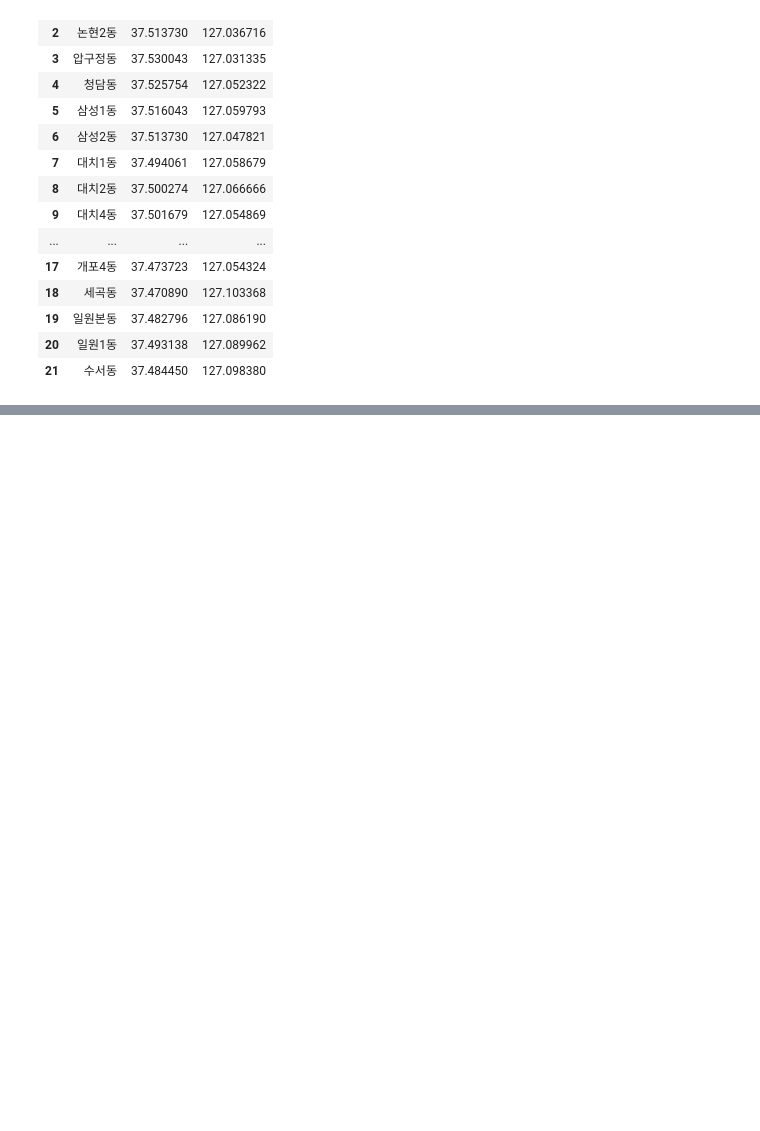
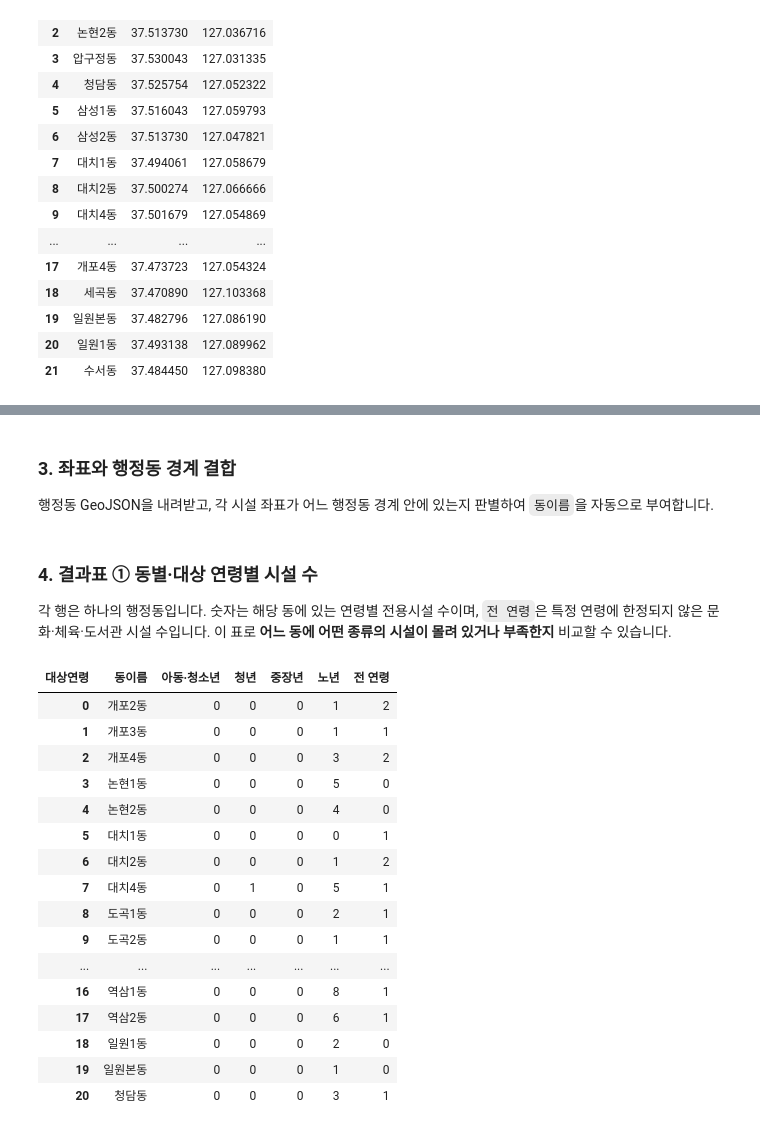
Before and after one commit to kgj200401/gg_data_analisys_ex, a Jupyter notebook: pjt.ipynb, the cells around one changed output, grey strips where cells are left out. Drawn from its saved outputs; the diff is of its cells as text; code cells hidden in the pictures; blank space fills up the shorter version.

```diff
--- a/pjt.ipynb
+++ b/pjt.ipynb
@@ -182,3 +193,3 @@ dong_df.to_csv(
 )
 # %%
-dong_df = pd.read_csv("gangnam_population_with_location.csv")
+dong_df[dong_df["위도"].isna()][["동이름", "주소"]]
@@ -237,0 +496,68 @@ explorer.exe gangnam_population_map.html
+# %% [markdown]
+### 3. 좌표와 행정동 경계 결합
+
+행정동 GeoJSON을 내려받고, 각 시설 좌표가 어느 행정동 경계 안에 있는지 판별하여 `동이름`을 자동으로 부여합니다.
+# %%
+boundary_path = Path("HangJeongDong_ver20260401.geojson")
+boundary_url = (
+    "https://raw.githubusercontent.com/vuski/admdongkor/master/"
+    "ver20260401/HangJeongDong_ver20260401.geojson"
+)
+
+if not boundary_path.exists():
+    response = requests.get(boundary_url, timeout=60)
+    response.raise_for_status()
+    boundary_path.write_bytes(response.content)
+
+with boundary_path.open(encoding="utf-8") as file:
+    boundaries = json.load(file)["features"]
+gangnam_boundaries = [f for f in boundaries if "강남구" in f["properties"]["adm_nm"]]
+
+def inside_ring(x, y, ring):
+    inside = False
+    for i in range(len(ring)):
+        x1, y1 = ring[i - 1][:2]
+        x2, y2 = ring[i][:2]
+        if (y1 > y) != (y2 > y) and x < (x2 - x1) * (y - y1) / (y2 - y1) + x1:
+            inside = not inside
+    return inside
+
+def inside_geometry(x, y, geometry):
+    polygons = [geometry["coordinates"]] if geometry["type"] == "Polygon" else geometry["coordinates"]
+    return any(inside_ring(x, y, polygon[0]) for polygon in polygons)
+
+def find_dong(row):
+    for feature in gangnam_boundaries:
+        if inside_geometry(row["경도"], row["위도"], feature["geometry"]):
+            return feature["properties"]["adm_nm"].split()[-1]
+    return np.nan
+
+facilities["동이름"] = facilities.apply(find_dong, axis=1)
+facilities = facilities.dropna(subset=["동이름"])
+# %% [markdown]
+### 4. 결과표 ① 동별·대상 연령별 시설 수
+
+각 행은 하나의 행정동입니다. 숫자는 해당 동에 있는 연령별 전용시설 수이며, `전 연령`은 특정 연령에 한정되지 않은 문화·체육·도서관 시설 수입니다. 이 표로 **어느 동에 어떤 종류의 시설이 몰려 있거나 부족한지** 비교할 수 있습니다.
+# %%
+facility_table = facilities.pivot_table(
+    index="동이름", columns="대상연령", values="시설명", aggfunc="count", fill_value=0
+).reindex(columns=rules.keys(), fill_value=0).reset_index()
+display(facility_table)
+# %% [output]
+| 대상연령 | 동이름 | 아동·청소년 | 청년 | 중장년 | 노년 | 전 연령 |
+| 0 | 개포2동 | 0 | 0 | 0 | 1 | 2 |
+| 1 | 개포3동 | 0 | 0 | 0 | 1 | 1 |
+| 2 | 개포4동 | 0 | 0 | 0 | 3 | 2 |
+| 3 | 논현1동 | 0 | 0 | 0 | 5 | 0 |
+| 4 | 논현2동 | 0 | 0 | 0 | 4 | 0 |
+| 5 | 대치1동 | 0 | 0 | 0 | 0 | 1 |
+| 6 | 대치2동 | 0 | 0 | 0 | 1 | 2 |
+| 7 | 대치4동 | 0 | 1 | 0 | 5 | 1 |
+| 8 | 도곡1동 | 0 | 0 | 0 | 2 | 1 |
+| 9 | 도곡2동 | 0 | 0 | 0 | 1 | 1 |
+| ... | ... | ... | ... | ... | ... | ... |
+| 16 | 역삼1동 | 0 | 0 | 0 | 8 | 1 |
+| 17 | 역삼2동 | 0 | 0 | 0 | 6 | 1 |
+| 18 | 일원1동 | 0 | 0 | 0 | 2 | 0 |
+| 19 | 일원본동 | 0 | 0 | 0 | 1 | 0 |
+| 20 | 청담동 | 0 | 0 | 0 | 3 | 1 |
```
Also changed, not shown: parts of 20 cells of this notebook, 10 other files.
